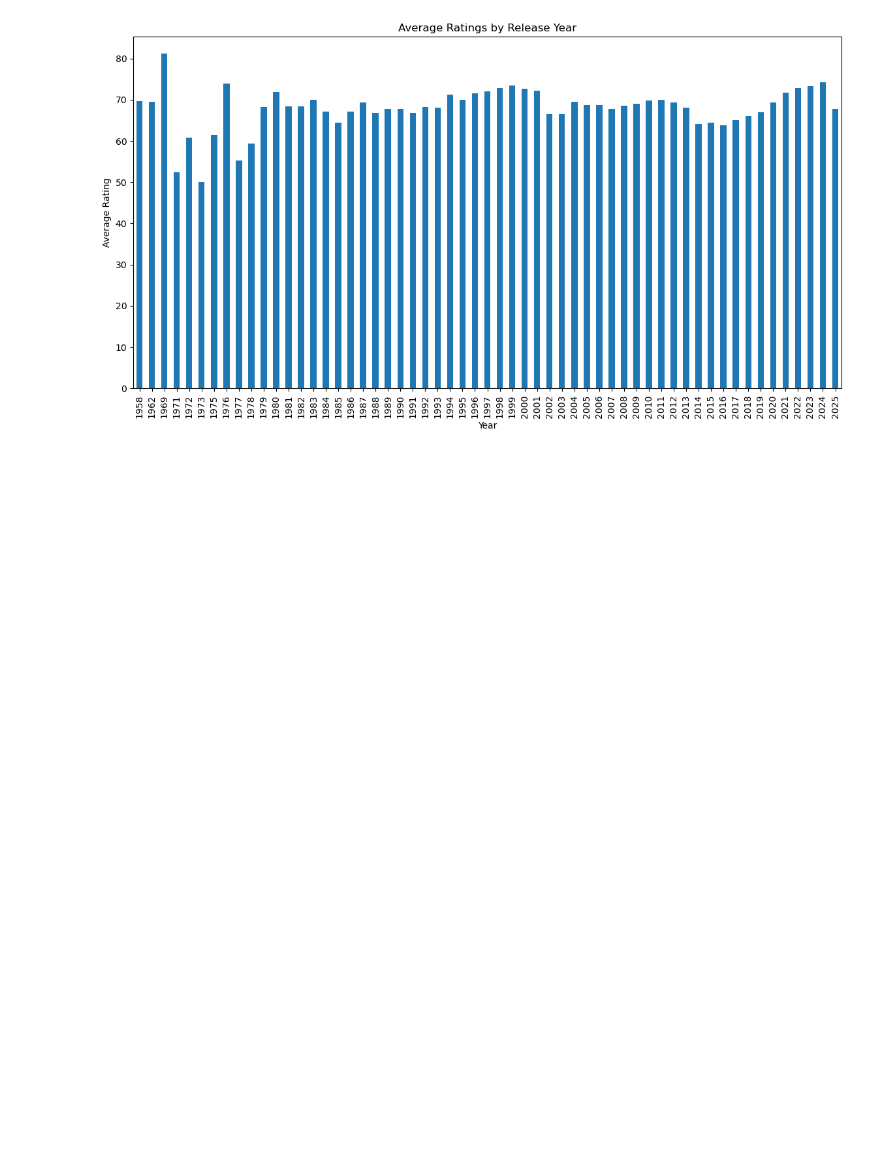
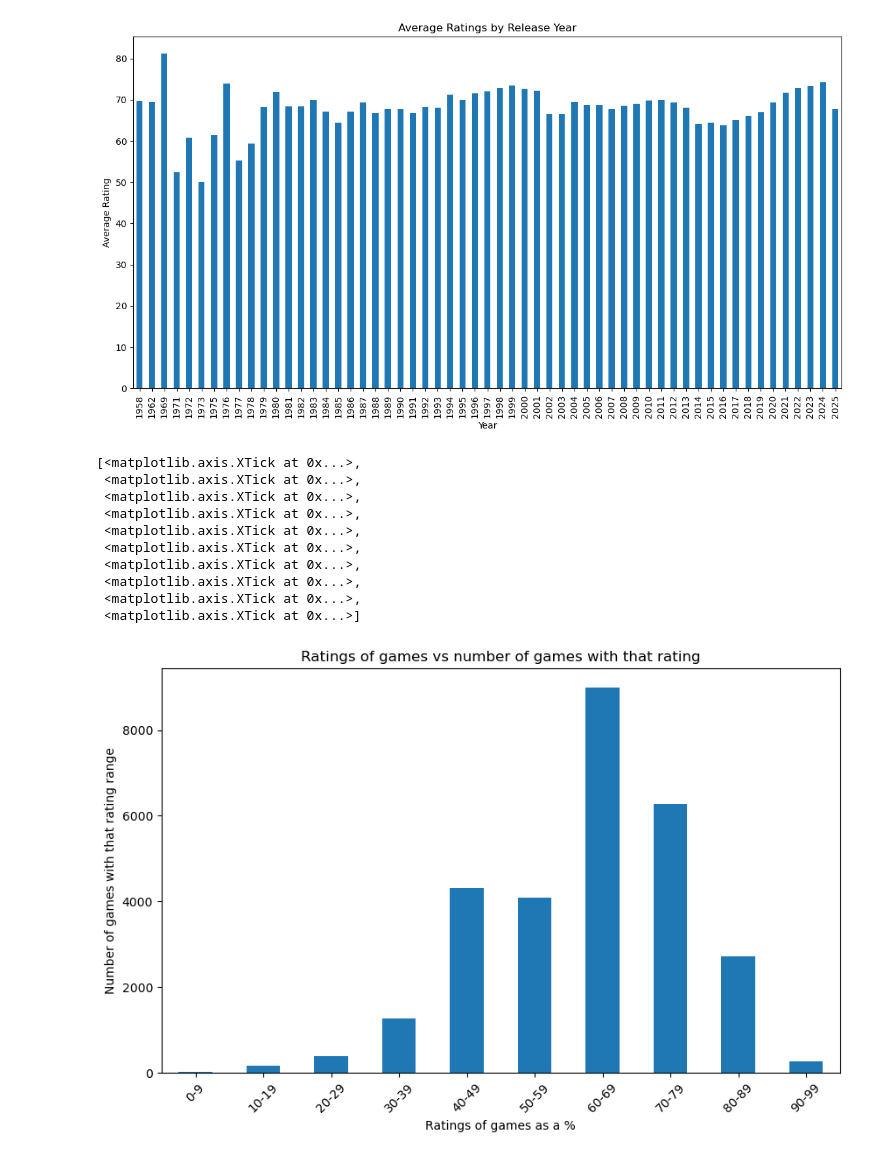
Before and after one commit to knohavec/Project-1-, a Jupyter notebook: Data Exploration Jupiter Notebooks/video_game_sales.ipynb, the cells around one changed output. Drawn from its saved outputs; the diff is of its cells as text; code cells hidden in the pictures; blank space fills up the shorter version.

Commit message:
added rating bins graph

```diff
--- a/Data Exploration Jupiter Notebooks/video_game_sales.ipynb
+++ b/Data Exploration Jupiter Notebooks/video_game_sales.ipynb
@@ -362,3 +362,29 @@ plt.ylabel('Average Rating')
 plt.show()
 # %% [output]
 [figure]
+# %%
+#read in dataframe
+vg_ratings = pd.read_csv('..//Cleaned Data//video_games_ratings.csv')
+#split ratings into 10 bins
+vg_ratings['rating_bins'] = pd.cut(vg_ratings['rating'], bins=10, labels=False) * 10
+#count how many games are in each bin
+bin_counts = vg_ratings['rating_bins'].value_counts().sort_index()
+# %%
+#plot rating bins vs value counts
+figure1 = bin_counts.plot(kind='bar',figsize=(10, 6))
+figure1.set_xlabel("Ratings of games as a %")
+figure1.set_ylabel('Number of games with that rating range')
+figure1.set_title('Ratings of games vs number of games with that rating')
+figure1.set_xticks(range(len(bin_counts)), labels=[f'{x}-{x+9}' for x in range(0, 100, 10)], rotation=45)
+# %% [output]
+[<matplotlib.axis.XTick at 0x...>,
+ <matplotlib.axis.XTick at 0x...>,
+ <matplotlib.axis.XTick at 0x...>,
+ <matplotlib.axis.XTick at 0x...>,
+ <matplotlib.axis.XTick at 0x...>,
+ <matplotlib.axis.XTick at 0x...>,
+ <matplotlib.axis.XTick at 0x...>,
+ <matplotlib.axis.XTick at 0x...>,
+ <matplotlib.axis.XTick at 0x...>,
+ <matplotlib.axis.XTick at 0x...>]
+[figure, added]
```
